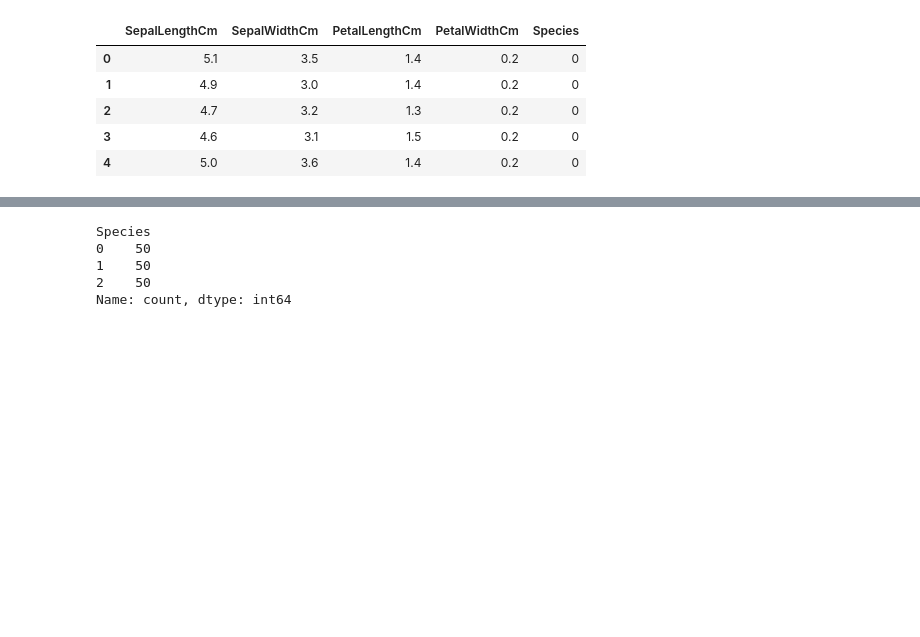
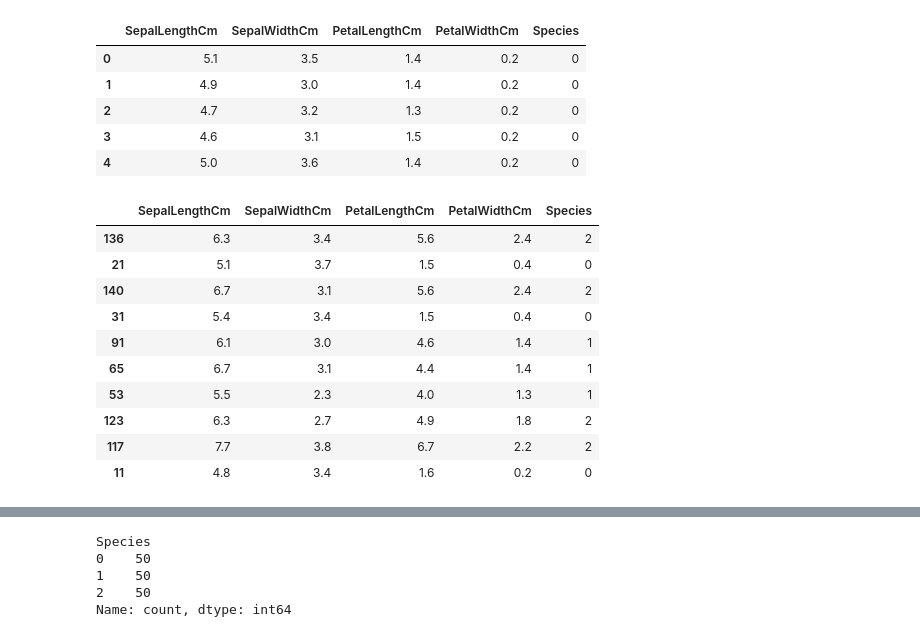
Before and after one commit to gurayarik/MIS447, a Jupyter notebook: 2-classification/2_3_naive_bayes_notebook.ipynb, the cells around one changed output, grey strips where cells are left out. Saved outputs shown, nothing was run; the diff lists cells and outputs as text; code cells hidden in the pictures; blank space fills up the shorter version.

```diff
--- a/2-classification/2_3_naive_bayes_notebook.ipynb
+++ b/2-classification/2_3_naive_bayes_notebook.ipynb
@@ -170,3 +173,17 @@ df.head()
 | 2 | 4.7 | 3.2 | 1.3 | 0.2 | 0 |
 | 3 | 4.6 | 3.1 | 1.5 | 0.2 | 0 |
 | 4 | 5.0 | 3.6 | 1.4 | 0.2 | 0 |
+# %%
+df.sample(10)
+# %% [output]
+|  | SepalLengthCm | SepalWidthCm | PetalLengthCm | PetalWidthCm | Species |
+| 136 | 6.3 | 3.4 | 5.6 | 2.4 | 2 |
+| 21 | 5.1 | 3.7 | 1.5 | 0.4 | 0 |
+| 140 | 6.7 | 3.1 | 5.6 | 2.4 | 2 |
+| 31 | 5.4 | 3.4 | 1.5 | 0.4 | 0 |
+| 91 | 6.1 | 3.0 | 4.6 | 1.4 | 1 |
+| 65 | 6.7 | 3.1 | 4.4 | 1.4 | 1 |
+| 53 | 5.5 | 2.3 | 4.0 | 1.3 | 1 |
+| 123 | 6.3 | 2.7 | 4.9 | 1.8 | 2 |
+| 117 | 7.7 | 3.8 | 6.7 | 2.2 | 2 |
+| 11 | 4.8 | 3.4 | 1.6 | 0.2 | 0 |
```
Also changed, not shown: parts of 10 cells of this notebook, 8 other files.
